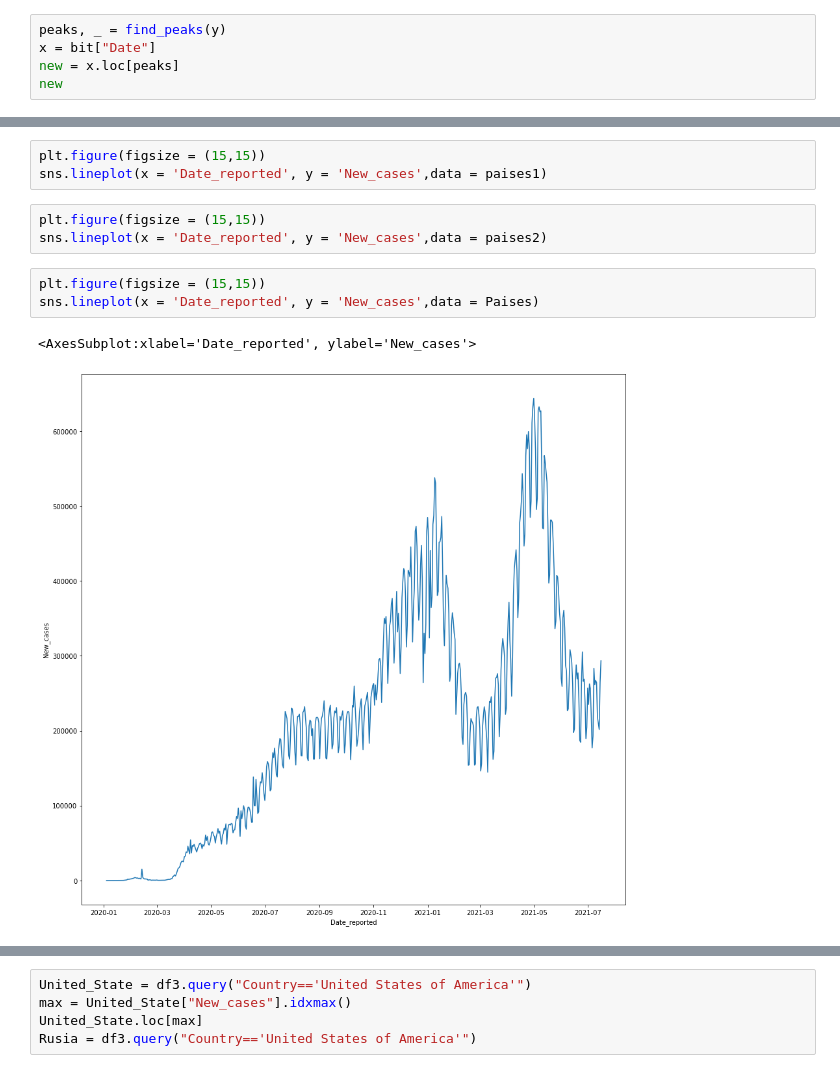
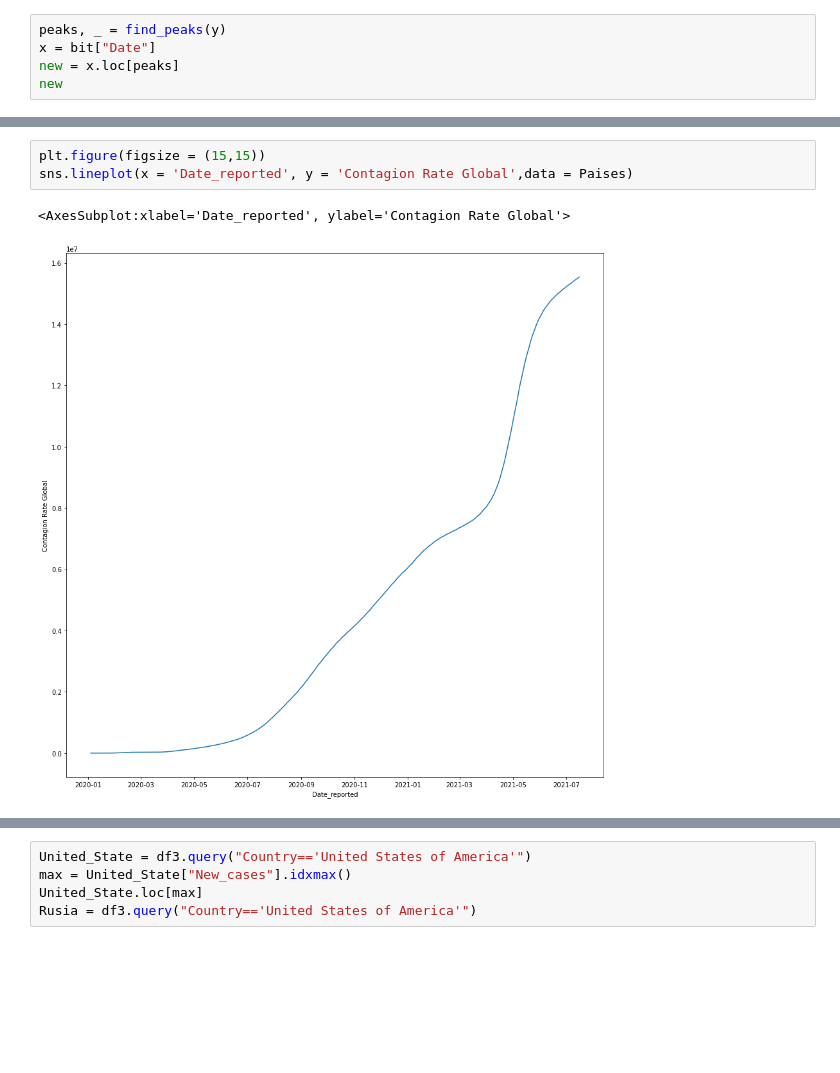
Before and after one commit to DavidLeonChang/CovidScience, a Jupyter notebook: proyecto-covid.ipynb, the cells around one changed output, grey strips where cells are left out. Saved outputs shown, nothing was run; the diff lists cells and outputs as text; blank space fills up the shorter version.

```diff
--- a/proyecto-covid.ipynb
+++ b/proyecto-covid.ipynb
@@ -275,15 +368,9 @@ paises2 = Paises.loc[Paises["Date_reported"]>"31/12/2020"]
 # %%
 plt.figure(figsize = (15,15))
-sns.lineplot(x = 'Date_reported', y = 'New_cases',data = paises1)
+sns.lineplot(x = 'Date_reported', y = 'Contagion Rate Global',data = Paises)
+# %% [output]
+<AxesSubplot:xlabel='Date_reported', ylabel='Contagion Rate Global'>
+[figure, added]
-# %%
-plt.figure(figsize = (15,15))
-sns.lineplot(x = 'Date_reported', y = 'New_cases',data = paises2)
-# %%
-plt.figure(figsize = (15,15))
-sns.lineplot(x = 'Date_reported', y = 'New_cases',data = Paises)
-# %% [output]
-<AxesSubplot:xlabel='Date_reported', ylabel='New_cases'>
-[figure, removed]
 # %%
 plt.figure(figsize = (15,15))
 sns.lineplot(x = 'Date_reported', y = 'Cumulative_cases',data = Paises)
```
Also changed, not shown: parts of 34 cells of this notebook, 1 other file.
